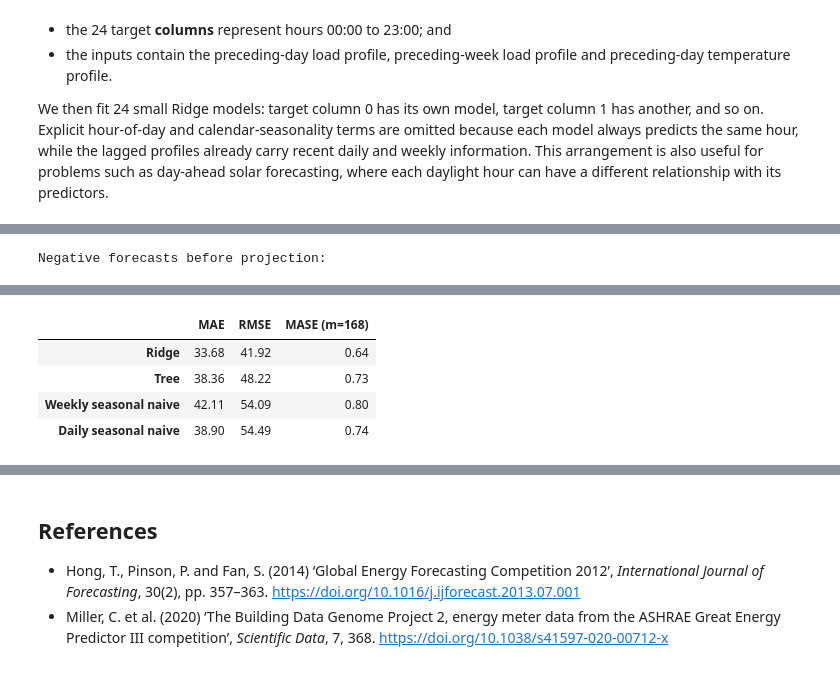
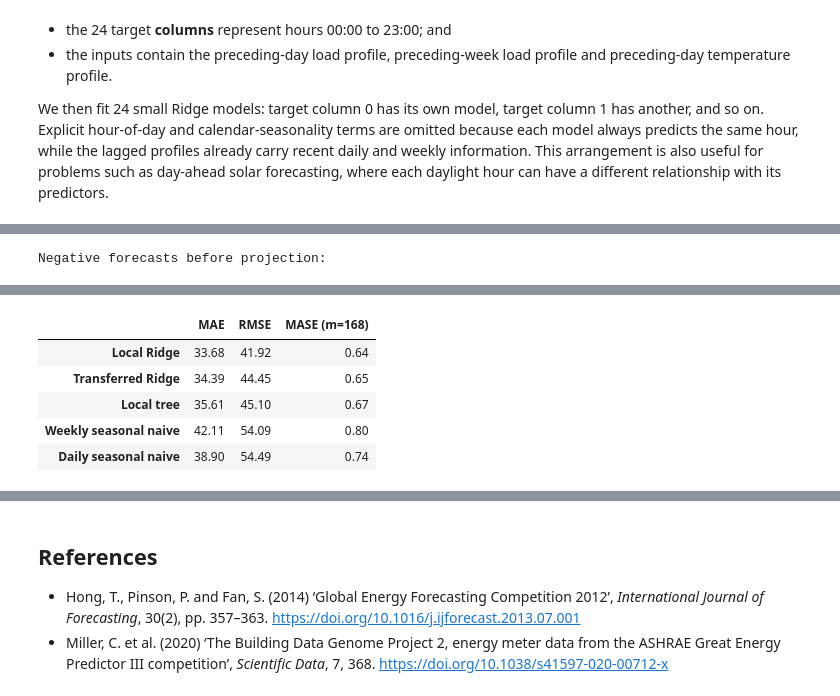
Before and after one commit to akylasstrat/BENV0169_26-27, a Jupyter notebook: tutorial_7_smart_meter_load_forecasting_solution.ipynb, the cells around one changed output, grey strips where cells are left out. Cells and saved outputs as stored; diff of their text form; code cells hidden in the pictures.

```diff
--- a/tutorial_7_smart_meter_load_forecasting_solution.ipynb
+++ b/tutorial_7_smart_meter_load_forecasting_solution.ipynb
@@ -255,7 +267,7 @@ def make_features(data, target_column, temperature_column):
     features["target"] = data[target_column]
     features["load_lag_24"] = data[target_column].shift(24)
     features["load_lag_168"] = data[target_column].shift(168)
-    features["temperature_lag_24"] = data[temperature_column].shift(24)
+    features["temperature_persistence_c"] = data[temperature_column].shift(24)
 
     hour = features.index.hour
     day_of_week = features.index.dayofweek
@@ -532,9 +546,9 @@ This vectorised calculation still represents repeated day-ahead forecasts. For e
 # %%
 development = system_features.loc[TRAIN_START:VALIDATION_END]
 
-ridge_model.fit(development[FEATURE_COLUMNS], development["target"])
-tree_model.fit(development[FEATURE_COLUMNS], development["target"])
-rf_model.fit(development[INTEGER_FEATURES], development["target"])
+ridge_model.fit(development[RIDGE_FEATURES], development["target"])
+tree_model.fit(development[TREE_FEATURES], development["target"])
+rf_model.fit(development[TREE_FEATURES], development["target"])
 
 X_development_daily, y_development_daily = reshape_complete_days(
     development, HOURLY_RIDGE_INPUTS
@@ -550,10 +564,10 @@ system_forecasts = pd.DataFrame(index=test.index)
 system_forecasts["Actual"] = test["target"]
 system_forecasts["Daily seasonal naive"] = test["load_lag_24"]
 system_forecasts["Weekly seasonal naive"] = test["load_lag_168"]
-system_forecasts["Pooled Ridge"] = ridge_model.predict(test[FEATURE_COLUMNS])
+system_forecasts["Pooled Ridge"] = ridge_model.predict(test[RIDGE_FEATURES])
 system_forecasts["Hourly Ridge"] = hourly_ridge_test.reshape(-1)
-system_forecasts["Tree"] = tree_model.predict(test[FEATURE_COLUMNS])
-system_forecasts["Random forest"] = rf_model.predict(test[INTEGER_FEATURES])
+system_forecasts["Tree"] = tree_model.predict(test[TREE_FEATURES])
+system_forecasts["Random forest"] = rf_model.predict(test[TREE_FEATURES])
 
 assert len(system_forecasts) == 28 * 24
 system_forecasts.head()
@@ -642,29 +666,67 @@ building_mase_training_series = building_data.loc[
 assert len(building_test) == 28 * 24
 assert not building_test.isna().any().any()
 # %%
-building_ridge = make_pipeline(StandardScaler(), Ridge(alpha=10.0))
-building_tree = DecisionTreeRegressor(
+LOAD_SCALE_COLUMNS = ["target", "load_lag_24", "load_lag_168"]
+
+
+def normalise_load_scale(feature_data, load_scale):
+    if not np.isfinite(load_scale) or load_scale <= 0:
+        raise ValueError("load_scale must be finite and positive.")
+    normalised = feature_data.copy()
+    normalised[LOAD_SCALE_COLUMNS] = (
+        normalised[LOAD_SCALE_COLUMNS] / load_scale
+    )
+    return normalised
+
+
+# The transferred coefficients are learnt from GEFCom only.
+system_transfer_scale = development["target"].mean()
+building_load_scale = building_development["target"].mean()
+
+system_transfer_development = normalise_load_scale(
+    development, system_transfer_scale
+)
+building_development_normalised = normalise_load_scale(
+    building_development, building_load_scale
+)
+building_test_normalised = normalise_load_scale(
+    building_test, building_load_scale
+)
+
+
+transferred_ridge = make_pipeline(StandardScaler(), Ridge(alpha=10.0))
+local_ridge = make_pipeline(StandardScaler(), Ridge(alpha=10.0))
+local_tree = DecisionTreeRegressor(
     max_depth=8,
     min_samples_leaf=20,
     random_state=42,
 )
 
-building_ridge.fit(
-    building_development[FEATURE_COLUMNS], building_development["target"]
+transferred_ridge.fit(
+    system_transfer_development[RIDGE_FEATURES],
+    system_transfer_development["target"],
 )
-building_tree.fit(
-    building_development[FEATURE_COLUMNS], building_development["target"]
+local_ridge.fit(
+    building_development_normalised[RIDGE_FEATURES],
+    building_development_normalised["target"],
+)
+local_tree.fit(
+    building_development_normalised[TREE_FEATURES],
+    building_development_normalised["target"],
 )
 
 building_forecasts = pd.DataFrame(index=building_test.index)
 building_forecasts["Actual"] = building_test["target"]
 building_forecasts["Daily seasonal naive"] = building_test["load_lag_24"]
 building_forecasts["Weekly seasonal naive"] = building_test["load_lag_168"]
-building_forecasts["Ridge"] = building_ridge.predict(
-    building_test[FEATURE_COLUMNS]
+building_forecasts["Transferred Ridge"] = building_load_scale * transferred_ridge.predict(
+    building_test_normalised[RIDGE_FEATURES]
 )
-building_forecasts["Tree"] = building_tree.predict(
-    building_test[FEATURE_COLUMNS]
+building_forecasts["Local Ridge"] = building_load_scale * local_ridge.predict(
+    building_test_normalised[RIDGE_FEATURES]
+)
+building_forecasts["Local tree"] = building_load_scale * local_tree.predict(
+    building_test_normalised[TREE_FEATURES]
 )
 
 building_model_columns = building_forecasts.columns.drop("Actual")
@@ -698,6 +761,7 @@ Negative forecasts before projection:
 |  | MAE | RMSE | MASE (m=168) |
-| Ridge | 33.68 | 41.92 | 0.64 |
-| Tree | 38.36 | 48.22 | 0.73 |
+| Local Ridge | 33.68 | 41.92 | 0.64 |
+| Transferred Ridge | 34.39 | 44.45 | 0.65 |
+| Local tree | 35.61 | 45.10 | 0.67 |
 | Weekly seasonal naive | 42.11 | 54.09 | 0.80 |
 | Daily seasonal naive | 38.90 | 54.49 | 0.74 |
 # %%
```
Also changed, not shown: parts of 17 cells of this notebook, 5 other files.
